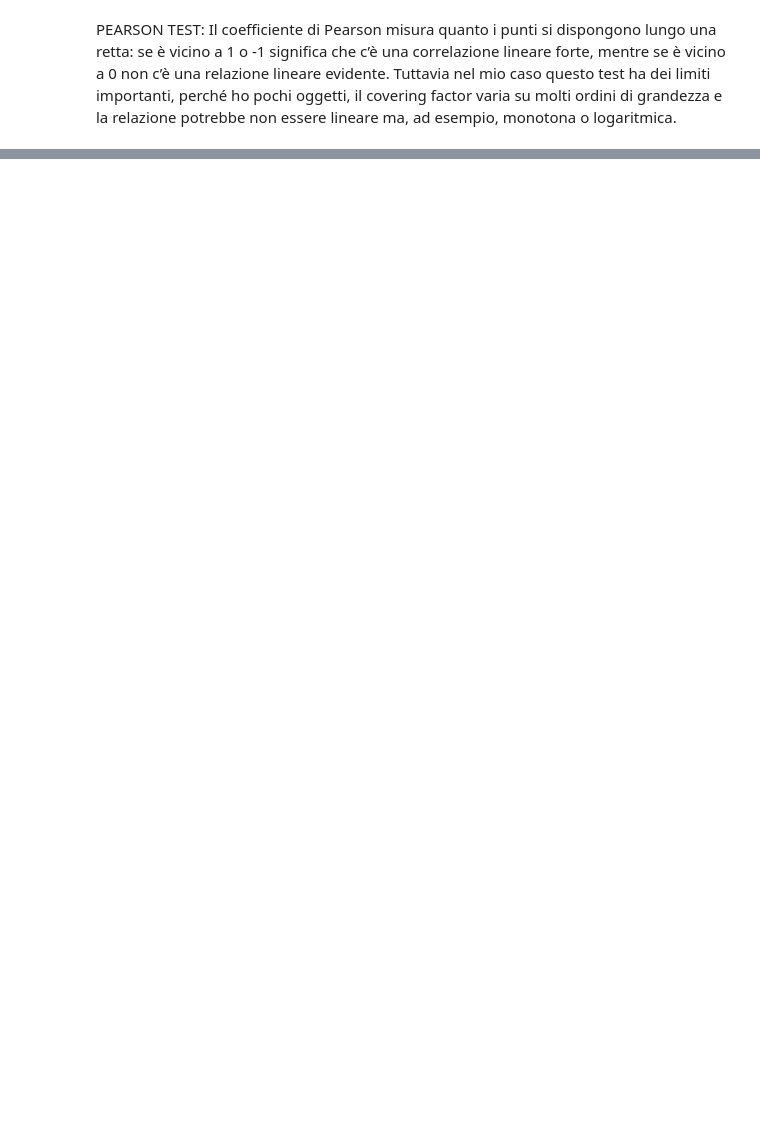
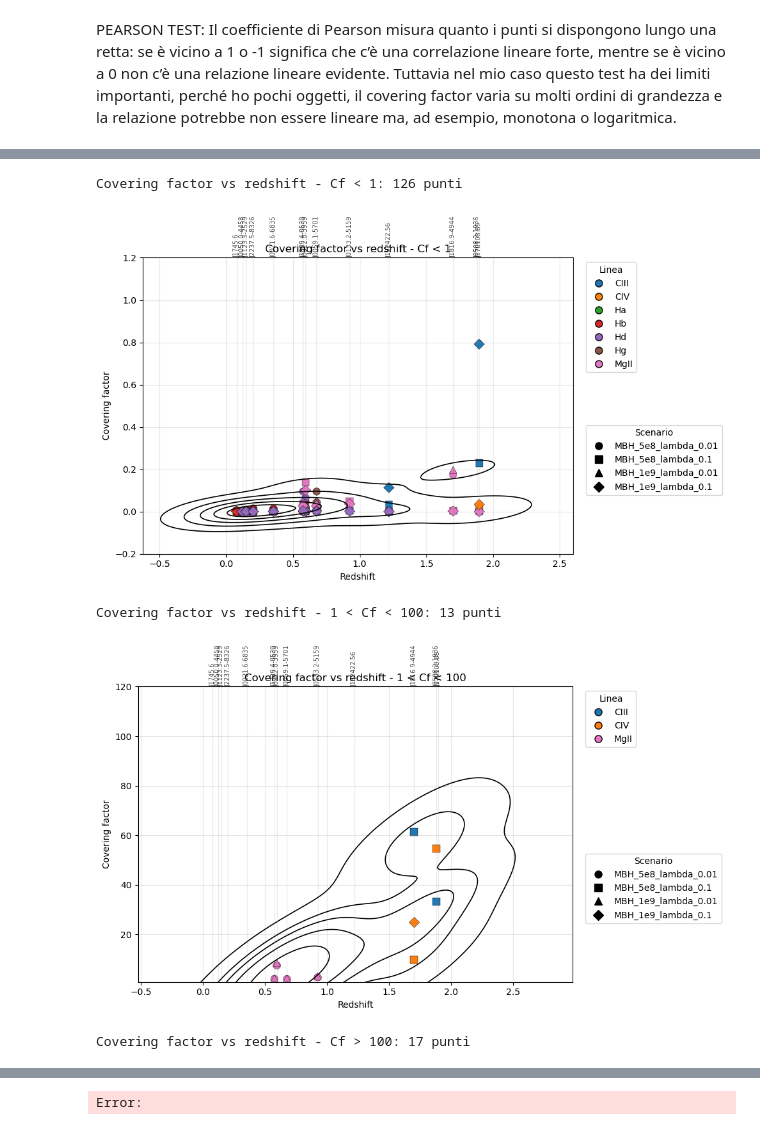
Before and after one commit to maddaba/Programmi_per_tesi, a Jupyter notebook: PRIMA_PARTE_calcolo_cf.ipynb, the cells around one changed output, grey strips where cells are left out. Drawn from its saved outputs; the diff is of its cells as text; code cells hidden in the pictures; blank space fills up the shorter version.

```diff
--- a/PRIMA_PARTE_calcolo_cf.ipynb
+++ b/PRIMA_PARTE_calcolo_cf.ipynb
@@ -1421,0 +1307,42 @@ Cf > 0 ma redshift mancante : 0
+# %%
+# =========================
+# 1) Cf < 1
+# =========================
+df_low = df_kde[df_kde["covering_factor"] < 1].copy()
+plot_cf_range(
+    df_low,
+    "Covering factor vs redshift - Cf < 1",
+    ylim=(-0.2, 1.2)
+)
+
+# %%
+# =========================
+# 2) 1 < Cf < 100
+# =========================
+df_mid = df_kde[
+    (df_kde["covering_factor"] > 1) &
+    (df_kde["covering_factor"] < 100)
+].copy()
+
+plot_cf_range(
+    df_mid,
+    "Covering factor vs redshift - 1 < Cf < 100",
+    ylim=(0.8, 120)
+)
+
+# %%
+# =========================
+# 3) Cf > 100
+# =========================
+df_high = df_kde[df_kde["covering_factor"] > 100].copy()
+plot_cf_range(
+    df_high,
+    "Covering factor vs redshift - Cf > 100",
+    ylim=(80, 100000000)
+)
+# %% [output]
+Covering factor vs redshift - Cf < 1: 126 punti
+[figure, added]
+Covering factor vs redshift - 1 < Cf < 100: 13 punti
+[figure, added]
+Covering factor vs redshift - Cf > 100: 17 punti
@@ -1422 +1350,2 @@ Cf > 0 ma redshift mancante : 0
+Error:
 # %%
```
Also changed, not shown: parts of 33 cells of this notebook, 2 other files.
